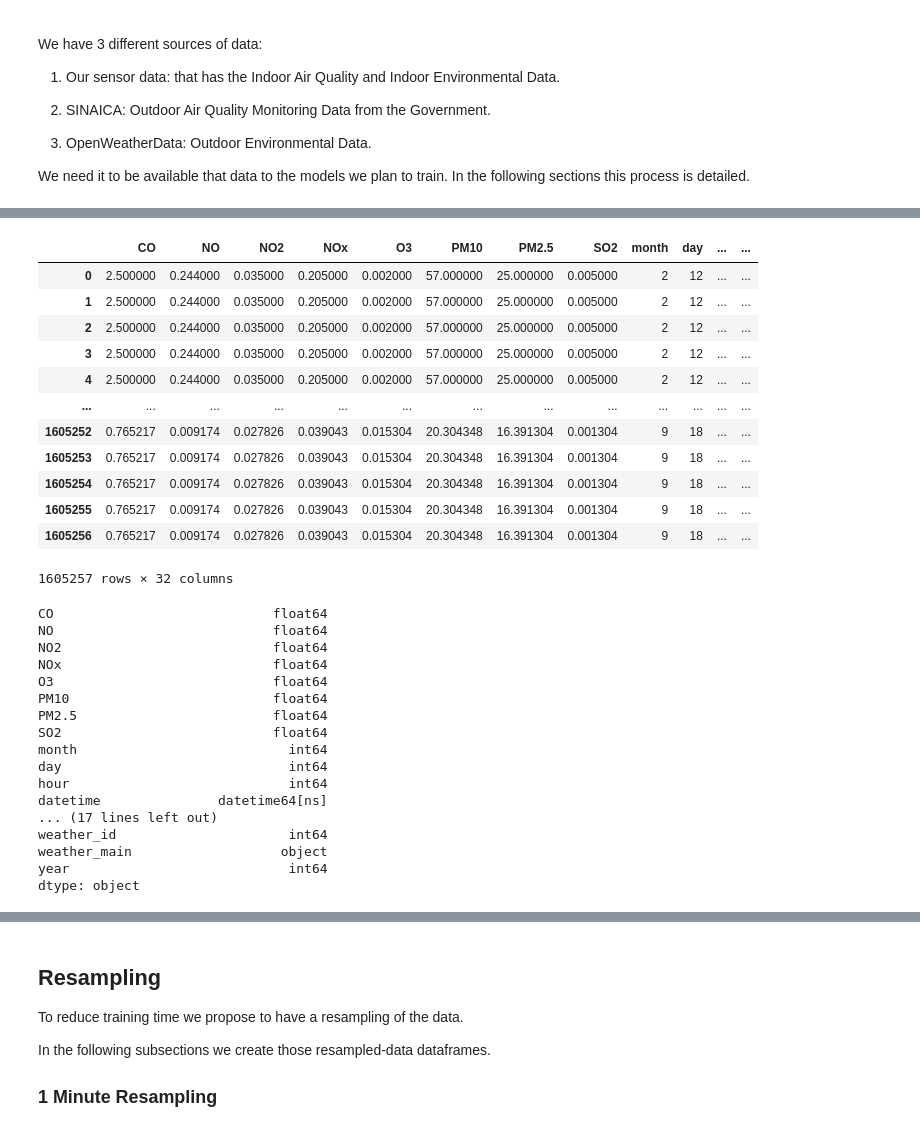
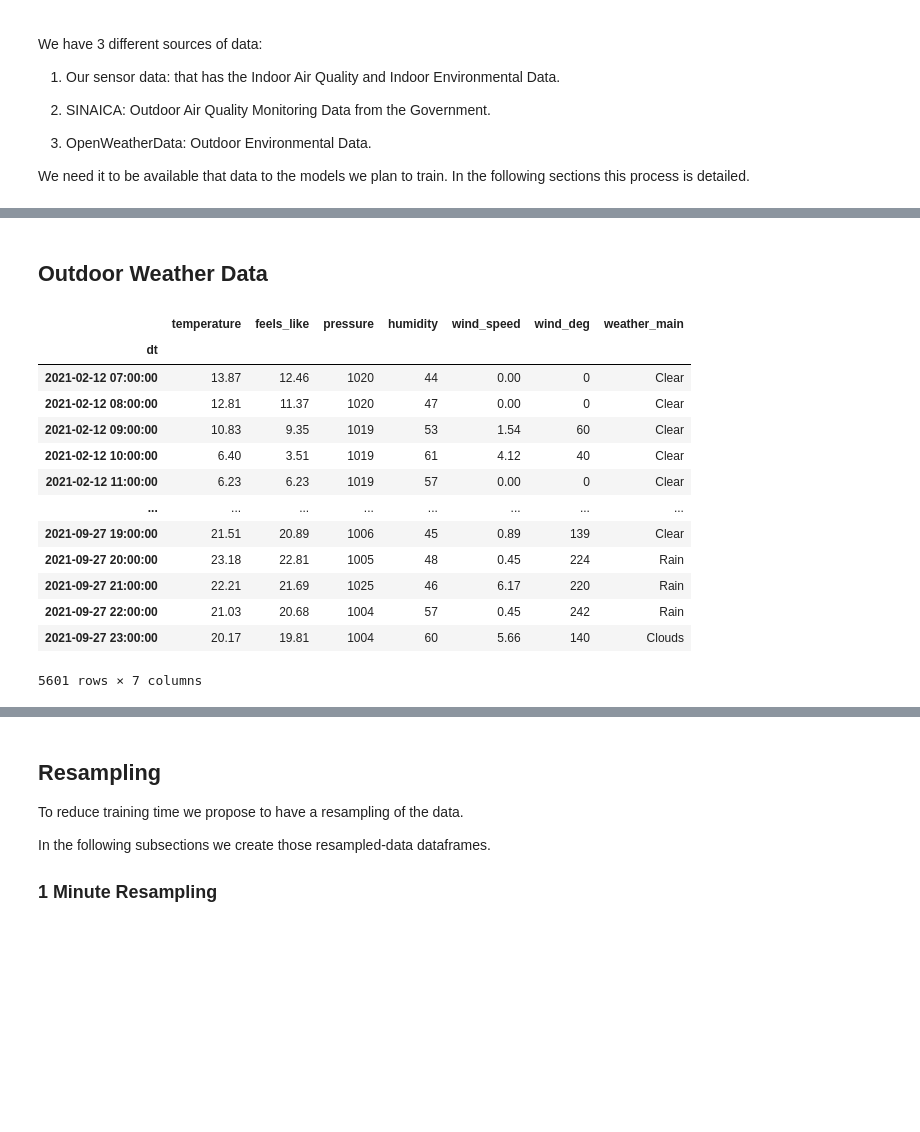
Before and after one commit to philwebsurfer/dlfinal, a Jupyter notebook: paper05_data_aggregation.ipynb, the cells around one changed output, grey strips where cells are left out. Drawn from its saved outputs; the diff is of its cells as text; code cells hidden in the pictures; blank space fills up the shorter version.

Commit message:
update renderd file: paper05_data_aggregation.ipynb

```diff
--- a/paper05_data_aggregation.ipynb
+++ b/paper05_data_aggregation.ipynb
@@ -29,3 +29,13 @@ from sklearn.metrics import (mean_squared_error,
 import pandas as pd
 import numpy as np
 from IPython.display import display, Markdown, update_display
+DEBUG=False
+if DEBUG:
+  display(Markdown("Default Values:"))
+  display(Markdown(f"* pandas max_columns={pd.options.display.max_columns}\n" +
+                   f"* pandas max_rows={pd.options.display.max_rows}"))
+  pd.options.display.max_columns=35
+  pd.options.display.max_rows=100
+  display(Markdown("New Values:"))
+  display(Markdown(f"* pandas max_columns={pd.options.display.max_columns}\n" +
+                   f"* pandas max_rows={pd.options.display.max_rows}"))
@@ -49,47 +113,31 @@ df
+# %% [markdown]
+## Outdoor Weather Data
 # %%
 weather = pd.read_pickle("data/openweathermap/weather.pickle.gz")
-
-weather["year"] = [dt.year for dt in weather["dt"]]
-weather["month"] = [dt.month for dt in weather["dt"]]
-weather["day"] = [dt.day for dt in weather["dt"]]
-weather["hour"] = [dt.hour for dt in weather["dt"]]
+#weather["year"] = [dt.year for dt in weather["dt"]]
+#weather["month"] = [dt.month for dt in weather["dt"]]
+#weather["day"] = [dt.day for dt in weather["dt"]]
+#weather["hour"] = [dt.hour for dt in weather["dt"]]
+#weather["minute"] = [dt.minute for dt in weather["dt"]]
 weather.rename(columns={'temp': 'temperature'},
                inplace=True)
-weather = pd.merge(df, weather, on=['month', 'day', 'hour'],
-                  suffixes=('', '_outdoor'))
-weather.drop('dt', axis=1, inplace=True)
+weather.set_index("dt", inplace=True)
+weather.sort_index(inplace=True)
+weather.drop(columns=['clouds_all', "weather_id", 'rain_1h', 'rain_3h',
+                      'temp_max', 'temp_min'], inplace=True)
 weather
 # %% [output]
-|  | CO | NO | NO2 | NOx | O3 | PM10 | PM2.5 | SO2 | month | day | ... | ... |
-| 0 | 2.500000 | 0.244000 | 0.035000 | 0.205000 | 0.002000 | 57.000000 | 25.000000 | 0.005000 | 2 | 12 | ... | ... |
-| 1 | 2.500000 | 0.244000 | 0.035000 | 0.205000 | 0.002000 | 57.000000 | 25.000000 | 0.005000 | 2 | 12 | ... | ... |
-| 2 | 2.500000 | 0.244000 | 0.035000 | 0.205000 | 0.002000 | 57.000000 | 25.000000 | 0.005000 | 2 | 12 | ... | ... |
-| 3 | 2.500000 | 0.244000 | 0.035000 | 0.205000 | 0.002000 | 57.000000 | 25.000000 | 0.005000 | 2 | 12 | ... | ... |
-| 4 | 2.500000 | 0.244000 | 0.035000 | 0.205000 | 0.002000 | 57.000000 | 25.000000 | 0.005000 | 2 | 12 | ... | ... |
-| ... | ... | ... | ... | ... | ... | ... | ... | ... | ... | ... | ... | ... |
-| 1605252 | 0.765217 | 0.009174 | 0.027826 | 0.039043 | 0.015304 | 20.304348 | 16.391304 | 0.001304 | 9 | 18 | ... | ... |
-| 1605253 | 0.765217 | 0.009174 | 0.027826 | 0.039043 | 0.015304 | 20.304348 | 16.391304 | 0.001304 | 9 | 18 | ... | ... |
-| 1605254 | 0.765217 | 0.009174 | 0.027826 | 0.039043 | 0.015304 | 20.304348 | 16.391304 | 0.001304 | 9 | 18 | ... | ... |
-| 1605255 | 0.765217 | 0.009174 | 0.027826 | 0.039043 | 0.015304 | 20.304348 | 16.391304 | 0.001304 | 9 | 18 | ... | ... |
-| 1605256 | 0.765217 | 0.009174 | 0.027826 | 0.039043 | 0.015304 | 20.304348 | 16.391304 | 0.001304 | 9 | 18 | ... | ... |
+|  | temperature | feels_like | pressure | humidity | wind_speed | wind_deg | weather_main |
+| dt |  |  |  |  |  |  |  |
+| 2021-02-12 07:00:00 | 13.87 | 12.46 | 1020 | 44 | 0.00 | 0 | Clear |
+| 2021-02-12 08:00:00 | 12.81 | 11.37 | 1020 | 47 | 0.00 | 0 | Clear |
+| 2021-02-12 09:00:00 | 10.83 | 9.35 | 1019 | 53 | 1.54 | 60 | Clear |
+| 2021-02-12 10:00:00 | 6.40 | 3.51 | 1019 | 61 | 4.12 | 40 | Clear |
+| 2021-02-12 11:00:00 | 6.23 | 6.23 | 1019 | 57 | 0.00 | 0 | Clear |
+| ... | ... | ... | ... | ... | ... | ... | ... |
+| 2021-09-27 19:00:00 | 21.51 | 20.89 | 1006 | 45 | 0.89 | 139 | Clear |
+| 2021-09-27 20:00:00 | 23.18 | 22.81 | 1005 | 48 | 0.45 | 224 | Rain |
+| 2021-09-27 21:00:00 | 22.21 | 21.69 | 1025 | 46 | 6.17 | 220 | Rain |
+| 2021-09-27 22:00:00 | 21.03 | 20.68 | 1004 | 57 | 0.45 | 242 | Rain |
+| 2021-09-27 23:00:00 | 20.17 | 19.81 | 1004 | 60 | 5.66 | 140 | Clouds |
-1605257 rows × 32 columns
+5601 rows × 7 columns
-# %%
-weather.dtypes
-# %% [output]
-CO                            float64
-NO                            float64
-NO2                           float64
-NOx                           float64
-O3                            float64
-PM10                          float64
-PM2.5                         float64
-SO2                           float64
-month                           int64
-day                             int64
-hour                            int64
-datetime               datetime64[ns]
-... (17 lines left out)
-weather_id                      int64
-weather_main                   object
-year                            int64
-dtype: object
```
Also changed, not shown: parts of 19 cells of this notebook, 2 other files.
